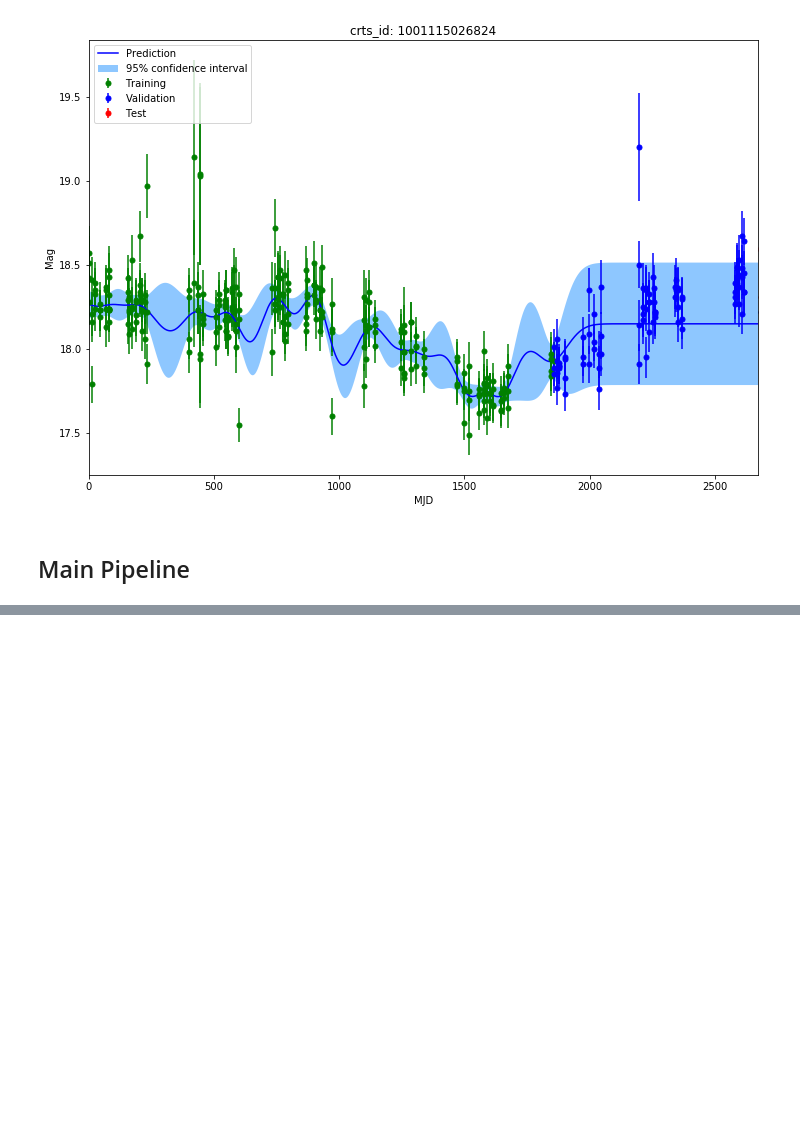
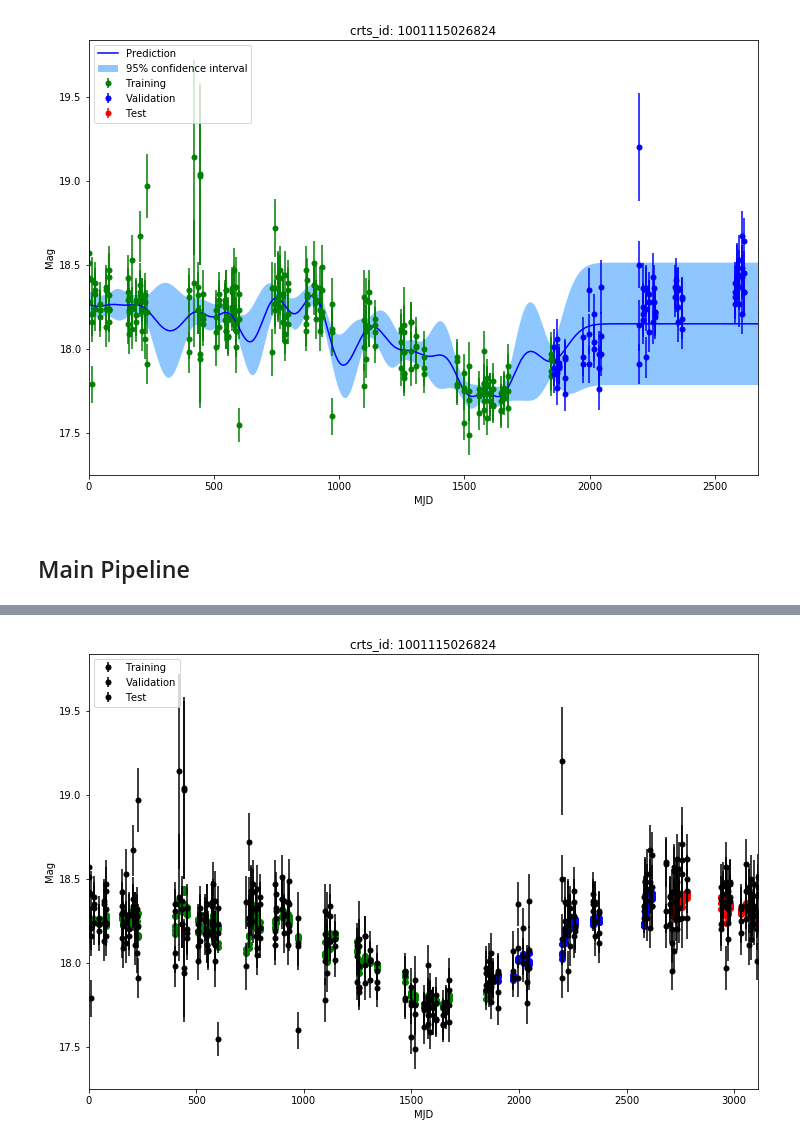
Before and after one commit to JerryLiuMY/Attention-Mechanism-in-Predictive-Astronomy, a Jupyter notebook: src/main_pipeline.ipynb, the cells around one changed output, grey strips where cells are left out. Drawn from its saved outputs; the diff is of its cells as text; code cells hidden in the pictures; blank space fills up the shorter version.

```diff
--- a/src/main_pipeline.ipynb
+++ b/src/main_pipeline.ipynb
@@ -36,5 +36,4 @@ instance = MainPipeline(1001115026824)
 instance.prepare_all_data()
 instance.prepare_individual_data()
 instance.load_individual_data()
-instance.run_standard_lstm()
 # %% [output]
@@ -41,0 +62,4 @@ IsADirectoryError: [Errno 21] Is a directory: '/Users/mingyu/Desktop/dataset/pro
+# %%
+instance.run_phased_lstm(implementation='multi')
+instance.run_phased_lstm(implementation='one')
+# %% [output]
@@ -41,0 +83 @@ IsADirectoryError: [Errno 21] Is a directory: '/Users/mingyu/Desktop/dataset/pro
+[figure, added]
```
Also changed, not shown: parts of 4 cells of this notebook, 10 other files.
